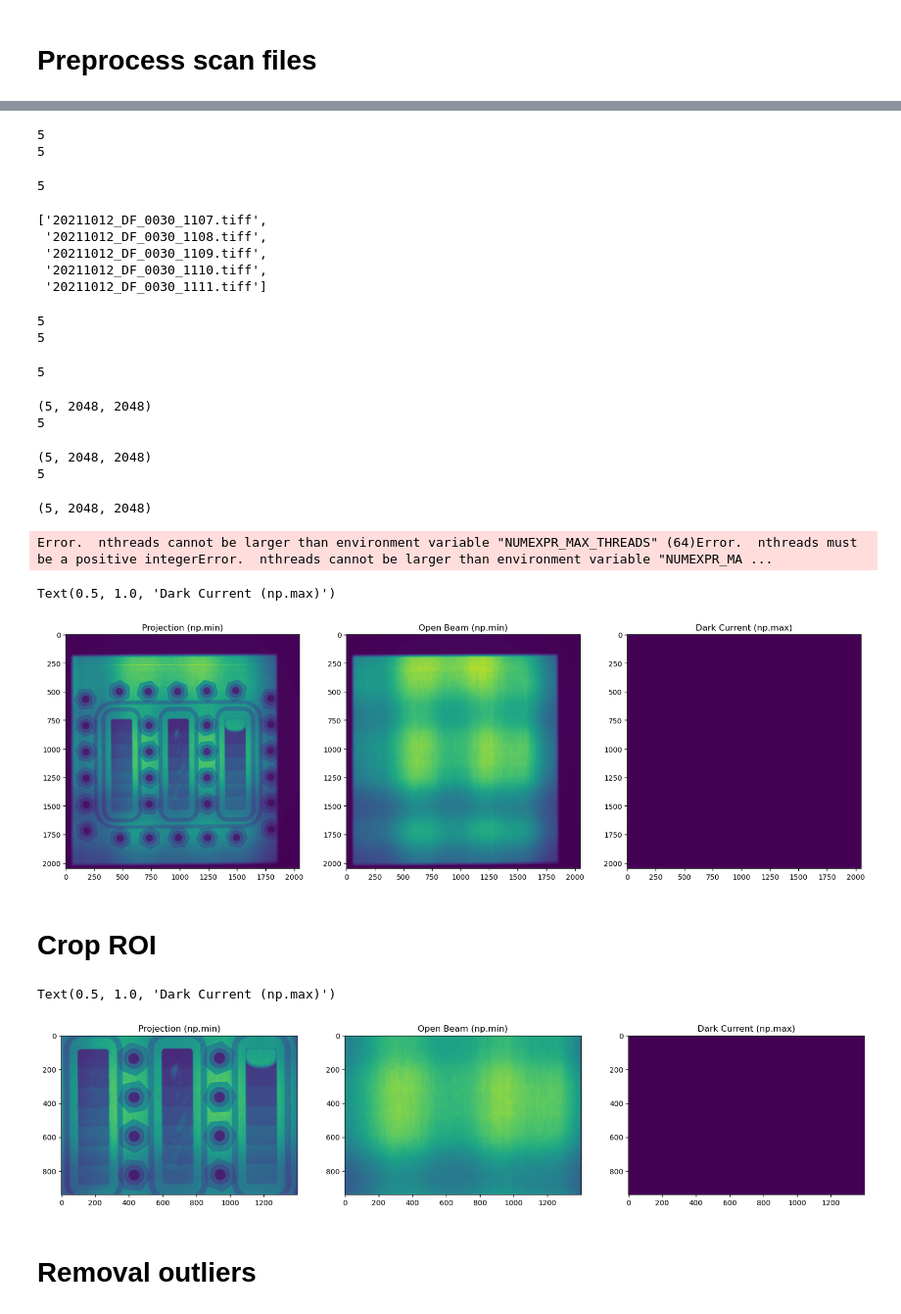
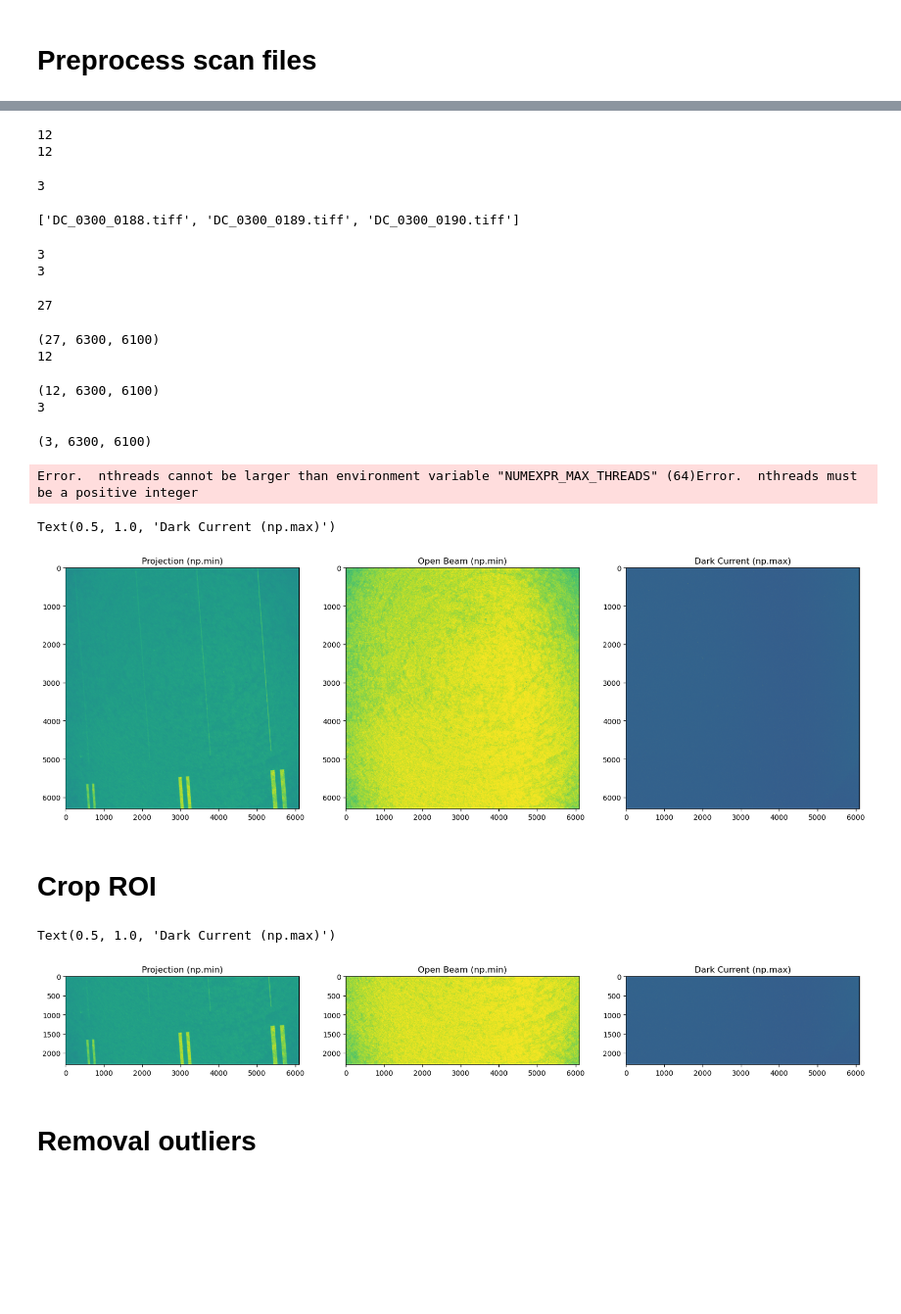
Before and after one commit to zhangy6x/research_stuff, a Jupyter notebook: jupyter_notebooks/norm_recon/sub_normalization_single.ipynb, the cells around one changed output, grey strips where cells are left out. Shown at 98% size. Cells and saved outputs as stored; diff of their text form; code cells hidden in the pictures; blank space fills up the shorter version.

```diff
--- a/jupyter_notebooks/norm_recon/sub_normalization_single.ipynb
+++ b/jupyter_notebooks/norm_recon/sub_normalization_single.ipynb
@@ -20,7 +25,7 @@ CPU cores: 256
 ###################### need to change start
 instrument = "/HFIR/CG1D"
 # instrument = "/SNS/VENUS"
-ipts="26282"
+ipts="27734"
 # scan_type = 'ct_scans'
 scan_type = 'radiographs'
 # scan_type = 'alignment_calibration'
@@ -42,9 +47,9 @@ DCs: ['2021_08_27_27s_DF', '2021_08_27_9s_DF', '2021_10_12']
 # %%
 ###################### need to change start
-sample_name = "Step_Holder"
+sample_name = "2025_10_14_2XQHY600_test"
 scan_dir = os.path.join(scan_loc, sample_name)
-ob_dir = os.path.join(ob_loc, "Holder_2_NoCycles")
-dc_dir = os.path.join(dc_loc, "2021_10_12")
+ob_dir = os.path.join(ob_loc, "2025_10_14_2XQHY600_test")
+dc_dir = os.path.join(dc_loc, "2025_10_14_2XQHY600_test")
 # ct_dir = "/HFIR/CG1D/IPTS-"+ipts+"/shared/processed_data/raw_to_recon"
 # ob_dir = "/HFIR/CG1D/IPTS-"+ipts+"/shared/processed_data/raw_to_recon"
 # dc_dir = "/HFIR/CG1D/IPTS-"+ipts+"/shared/processed_data/raw_to_recon"
@@ -106,30 +142,26 @@ to_rmv = [
 ]
 ob_list = rocku.remove_fnames(ob_list, to_rmv)
 # %% [output]
-5
-5
+12
+12
 # %%
 dc_list = os.listdir(dc_dir)
 # fname_list.pop(0)
 dc_list.sort()
-dc_list = rocku.filter_list(dc_list, '_0030_')
+# dc_list = rocku.filter_list(dc_list, '_0030_')
 print(len(dc_list))
 dc_list
 # %% [output]
-5
+3
-['20211012_DF_0030_1107.tiff',
- '20211012_DF_0030_1108.tiff',
- '20211012_DF_0030_1109.tiff',
- '20211012_DF_0030_1110.tiff',
- '20211012_DF_0030_1111.tiff']
+['DC_0300_0188.tiff', 'DC_0300_0189.tiff', 'DC_0300_0190.tiff']
 # %%
 to_rmv = [
 #  'DC_0060_2903.tiff',
 ]
 dc_list = rocku.remove_fnames(dc_list, to_rmv)
 # %% [output]
-5
-5
+3
+3
 # %%
 ######### Scan
 scan_raw = rocku.read_tiff_stack(scan_dir, fname_list)
@@ -141,14 +173,15 @@ print(ob_raw.shape)
 dc_raw = rocku.read_tiff_stack(dc_dir, dc_list)
 print(dc_raw.shape)
 # %% [output]
-5
+27
-(5, 2048, 2048)
-5
+(27, 6300, 6100)
+12
-(5, 2048, 2048)
-5
+(12, 6300, 6100)
+3
-(5, 2048, 2048)
+(3, 6300, 6100)
 # %%
-vmax = tomopy.misc.corr.remove_outlier(ob_raw[0], gamma_diff, ncore=ncore).astype(np.ushort).max()
+vmax = 1300
+# vmax = tomopy.misc.corr.remove_outlier(ob_raw[0], gamma_diff, ncore=ncore).astype(np.ushort).max()
 vmin = tomopy.misc.corr.remove_outlier(scan_raw[0], gamma_diff, ncore=ncore).astype(np.ushort).min()
 
 scan_min = np.min(scan_raw, axis=0)
@@ -163,41 +196,41 @@ ax[1].set_title('Open Beam (np.min)')
 ax[2].imshow(dc_max, vmax=vmin+1000, vmin=vmin)
 ax[2].set_title('Dark Current (np.max)')
 # %% [output]
-Error.  nthreads cannot be larger than environment variable "NUMEXPR_MAX_THREADS" (64)Error.  nthreads must be a positive integerError.  nthreads cannot be larger than environment variable "NUMEXPR_MA ...
+Error.  nthreads cannot be larger than environment variable "NUMEXPR_MAX_THREADS" (64)Error.  nthreads must be a positive integer
 Text(0.5, 1.0, 'Dark Current (np.max)')
-[figure, old version]
+[figure, new version]
 # %% [markdown]
 # Crop ROI
 # %%
 ###################### need to change start
 crop = True
 # crop = False
-crop_left = 300#320
-crop_right = 1700#1080
-crop_top = 660
-crop_bottom = 1600
+crop_left = 0#320
+crop_right = -1#1080
+crop_top = 4000
+crop_bottom = -1
 # crop_left = 2500
 # crop_right = 4500
 # crop_top = 200
 # crop_bottom = 2350
 ###################### need to change end
 scan_crop = rocku.crop(scan_raw, crop_left, crop_right, crop_top, crop_bottom, crop)
 ob_crop = rocku.crop(ob_raw, crop_left, crop_right, crop_top, crop_bottom, crop)
 dc_crop = rocku.crop(dc_raw, crop_left, crop_right, crop_top, crop_bottom, crop)
 scan_crop_min = rocku.crop(scan_min, crop_left, crop_right, crop_top, crop_bottom, crop)
 ob_crop_min = rocku.crop(ob_min, crop_left, crop_right, crop_top, crop_bottom, crop)
 dc_crop_max = rocku.crop(dc_max, crop_left, crop_right, crop_top, crop_bottom, crop)
 
 f, ax = plt.subplots(1, 3, figsize=(20, 9))
 ax[0].imshow(scan_crop_min, vmax=vmax, vmin=vmin)
 ax[0].set_title('Projection (np.min)')
 ax[1].imshow(ob_crop_min, vmax=vmax, vmin=vmin)
 ax[1].set_title('Open Beam (np.min)')
 ax[2].imshow(dc_crop_max, vmax=vmin+1000, vmin=vmin)
 ax[2].set_title('Dark Current (np.max)')
 # %% [output]
 Text(0.5, 1.0, 'Dark Current (np.max)')
-[figure, old version]
+[figure, new version]
 # %% [markdown]
 # Removal outliers
 # %%
```
Also changed, not shown: parts of 16 cells of this notebook, 8 other files.
